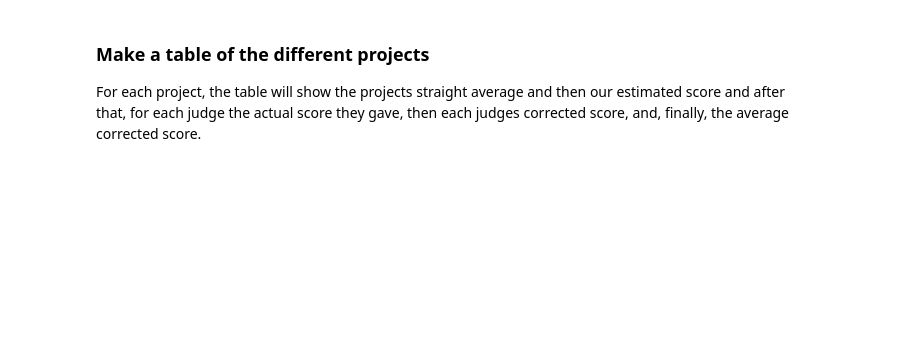
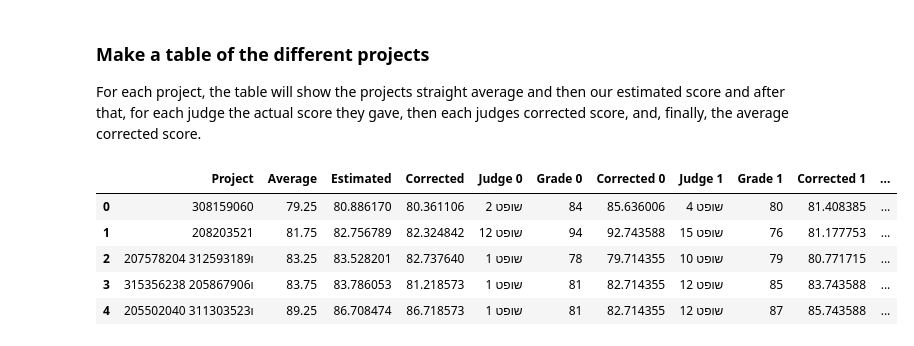
Before and after one commit to opherdonchin/Grades-for-projects-anonymized, a Jupyter notebook: Regression_analysis anonymized.ipynb, the cells around one changed output. Cells and saved outputs as stored; diff of their text form; code cells hidden in the pictures; blank space fills up the shorter version.

```diff
--- a/Regression_analysis anonymized.ipynb
+++ b/Regression_analysis anonymized.ipynb
@@ -431,3 +430,12 @@ for s_i in sort_order_s.to_numpy():
 
 project_table = pd.DataFrame(df_rows, columns=titles)
 project_table.to_csv('project_table anonymized.csv', encoding=enc['encoding'])
+# %%
+project_table.head()
+# %% [output]
+|  | Project | Average | Estimated | Corrected | Judge 0 | Grade 0 | Corrected 0 | Judge 1 | Grade 1 | Corrected 1 | ... |
+| 0 | 308159060 | 79.25 | 80.886170 | 80.361106 | שופט 2 | 84 | 85.636006 | שופט 4 | 80 | 81.408385 | ... |
+| 1 | 208203521 | 81.75 | 82.756789 | 82.324842 | שופט 12 | 94 | 92.743588 | שופט 15 | 76 | 81.177753 | ... |
+| 2 | 207578204 ו312593189 | 83.25 | 83.528201 | 82.737640 | שופט 1 | 78 | 79.714355 | שופט 10 | 79 | 80.771715 | ... |
+| 3 | 315356238 ו205867906 | 83.75 | 83.786053 | 81.218573 | שופט 1 | 81 | 82.714355 | שופט 12 | 85 | 83.743588 | ... |
+| 4 | 205502040 ו311303523 | 89.25 | 86.708474 | 86.718573 | שופט 1 | 81 | 82.714355 | שופט 12 | 87 | 85.743588 | ... |
```
Also changed, not shown: parts of 12 cells of this notebook, 6 other files.
